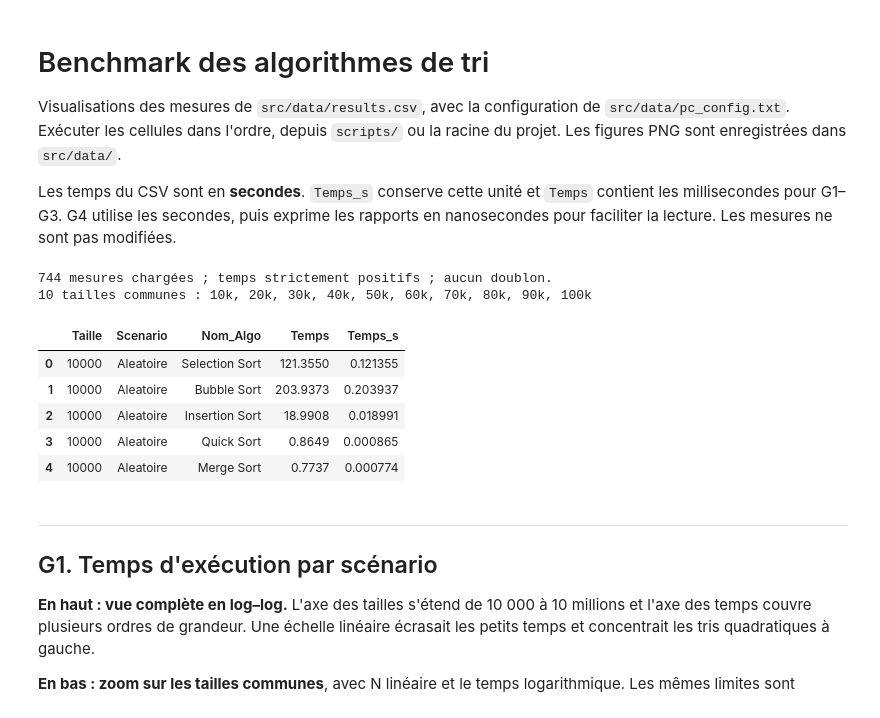
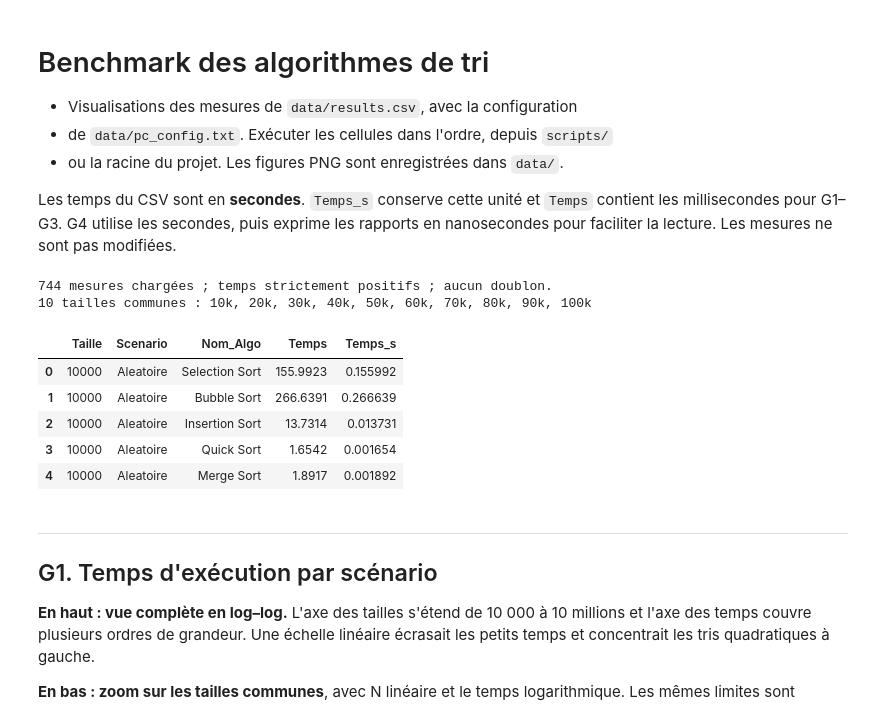
Before and after one commit to aissamzahid/Projet-Programmation-C, a Jupyter notebook: scripts/plots.ipynb, the cells around one changed output. Saved outputs shown, nothing was run; the diff lists cells and outputs as text; code cells hidden in the pictures.

```diff
--- a/scripts/plots.ipynb
+++ b/scripts/plots.ipynb
@@ -1,9 +1,9 @@
 # %% [markdown]
 # Benchmark des algorithmes de tri
 
-Visualisations des mesures de `src/data/results.csv`, avec la configuration
-de `src/data/pc_config.txt`. Exécuter les cellules dans l'ordre, depuis `scripts/`
-ou la racine du projet. Les figures PNG sont enregistrées dans `src/data/`.
++ Visualisations des mesures de `data/results.csv`, avec la configuration
++ de `data/pc_config.txt`. Exécuter les cellules dans l'ordre, depuis `scripts/`
++ ou la racine du projet. Les figures PNG sont enregistrées dans `data/`.
 
 Les temps du CSV sont en **secondes**. `Temps_s` conserve cette unité et `Temps`
 contient les millisecondes pour G1–G3. G4 utilise les secondes, puis exprime les
@@ -19,8 +19,7 @@ from matplotlib.colors import LogNorm, LinearSegmentedColormap
 from IPython.display import display, Markdown
 
 # Chargement portable : notebook lancé depuis scripts/, la racine ou src/.
-candidates = [Path.cwd() / 'src/data', Path.cwd().parent / 'src/data',
-              Path.cwd() / 'data', Path.cwd().parent / 'data']
+candidates = [Path.cwd() / 'data', Path.cwd().parent / 'data']
 DATA_DIR = next((p.resolve() for p in candidates if (p / 'results.csv').is_file()), None)
 if DATA_DIR is None:
     raise FileNotFoundError('results.csv introuvable : lancer le notebook depuis scripts/ ou la racine du projet.')
@@ -65,38 +64,38 @@ colors = {'Selection Sort': '#b94743', 'Bubble Sort': '#d77a13',
 markers = {'Selection Sort': 's', 'Bubble Sort': '^', 'Insertion Sort': 'D',
            'Quick Sort': 'o', 'Merge Sort': 'v'}
 scenario_colors = {'Aleatoire': '#2863a3', 'Trie': '#168477', 'Inverse': '#b94743'}
 scenario_styles = {'Aleatoire': '-', 'Trie': '--', 'Inverse': '-.'}
 
 plt.rcParams.update({'font.family': 'DejaVu Sans', 'font.size': 10,
                      'axes.titlesize': 12, 'axes.titleweight': 'bold',
                      'axes.labelsize': 10, 'axes.spines.top': False,
                      'axes.spines.right': False, 'figure.facecolor': 'white',
                      'axes.facecolor': 'white', 'savefig.facecolor': 'white'})
 
 def format_n(x, _=None):
     return f'{x / 1e6:g}M' if x >= 1e6 else (f'{x / 1e3:g}k' if x >= 1e3 else f'{x:g}')
 
 def format_fr(x, digits=3):
     return f'{x:.{digits}g}'.replace('.', ',')
 
 def save_figure(fig, name):
     fig.savefig(DATA_DIR / name, dpi=180, bbox_inches='tight')
     plt.show()
     plt.close(fig)
     print(f'Figure enregistrée : {name}')
 
 print(f'{len(df)} mesures chargées ; temps strictement positifs ; aucun doublon.')
 print(f'{len(common_sizes)} tailles communes : ' + ', '.join(format_n(n) for n in common_sizes))
 display(df.head())
 # %% [output]
 744 mesures chargées ; temps strictement positifs ; aucun doublon.
 10 tailles communes : 10k, 20k, 30k, 40k, 50k, 60k, 70k, 80k, 90k, 100k
 |  | Taille | Scenario | Nom_Algo | Temps | Temps_s |
-| 0 | 10000 | Aleatoire | Selection Sort | 121.3550 | 0.121355 |
-| 1 | 10000 | Aleatoire | Bubble Sort | 203.9373 | 0.203937 |
-| 2 | 10000 | Aleatoire | Insertion Sort | 18.9908 | 0.018991 |
-| 3 | 10000 | Aleatoire | Quick Sort | 0.8649 | 0.000865 |
-| 4 | 10000 | Aleatoire | Merge Sort | 0.7737 | 0.000774 |
+| 0 | 10000 | Aleatoire | Selection Sort | 155.9923 | 0.155992 |
+| 1 | 10000 | Aleatoire | Bubble Sort | 266.6391 | 0.266639 |
+| 2 | 10000 | Aleatoire | Insertion Sort | 13.7314 | 0.013731 |
+| 3 | 10000 | Aleatoire | Quick Sort | 1.6542 | 0.001654 |
+| 4 | 10000 | Aleatoire | Merge Sort | 1.8917 | 0.001892 |
 # %% [markdown]
 ---
 ## G1. Temps d'exécution par scénario
```
Also changed, not shown: parts of 6 cells of this notebook, 18 other files.
